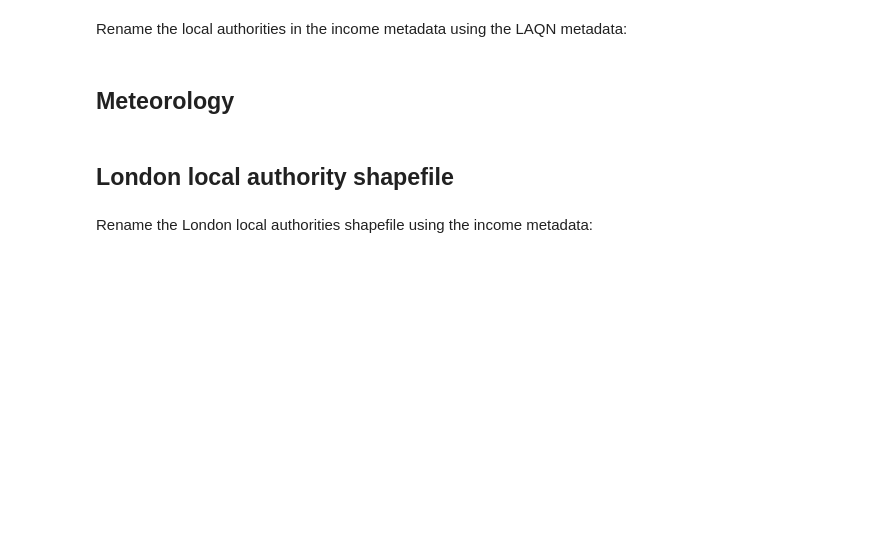
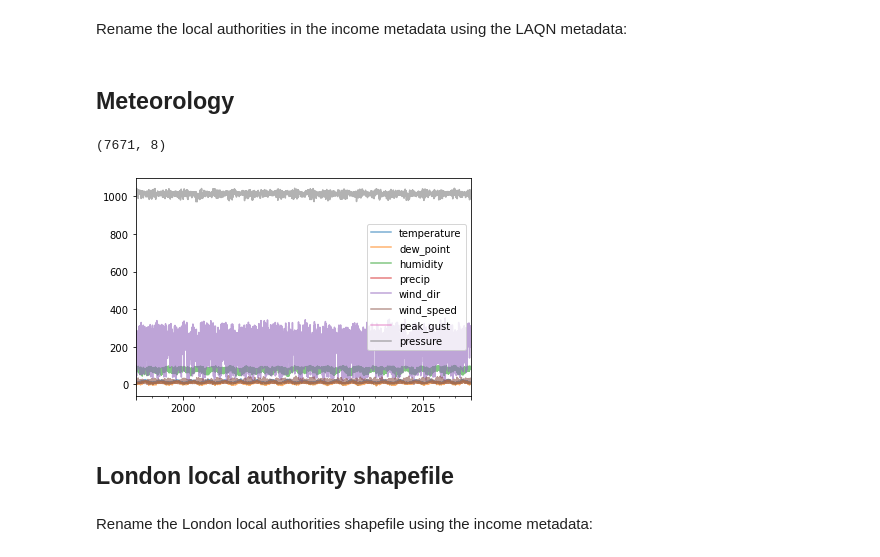
Before and after one commit to michellewl/AQmortality, a Jupyter notebook: mortality_model/borough_regression.ipynb, the cells around one changed output. Saved outputs shown, nothing was run; the diff lists cells and outputs as text; code cells hidden in the pictures; blank space fills up the shorter version.

```diff
--- a/mortality_model/borough_regression.ipynb
+++ b/mortality_model/borough_regression.ipynb
@@ -63,6 +68,13 @@ income_metadata_df = income.read("income-metadata")
 # daily_met_df = met.resample_time_and_log(daily_income_df.index)
 variables = ["temperature", "dew_point", "humidity", "precip", "wind_dir", "wind_speed", "peak_gust", "pressure"]
 daily_met_df = met.read(variables, "met-resample")
+# %%
+print(daily_met_df.shape)
+daily_met_df.plot(alpha=0.6)
+plt.show()
+# %% [output]
+(7671, 8)
+[figure, added]
 # %% [markdown]
 ## London local authority shapefile
 # %% [markdown]
```
Also changed, not shown: parts of 35 cells of this notebook.
